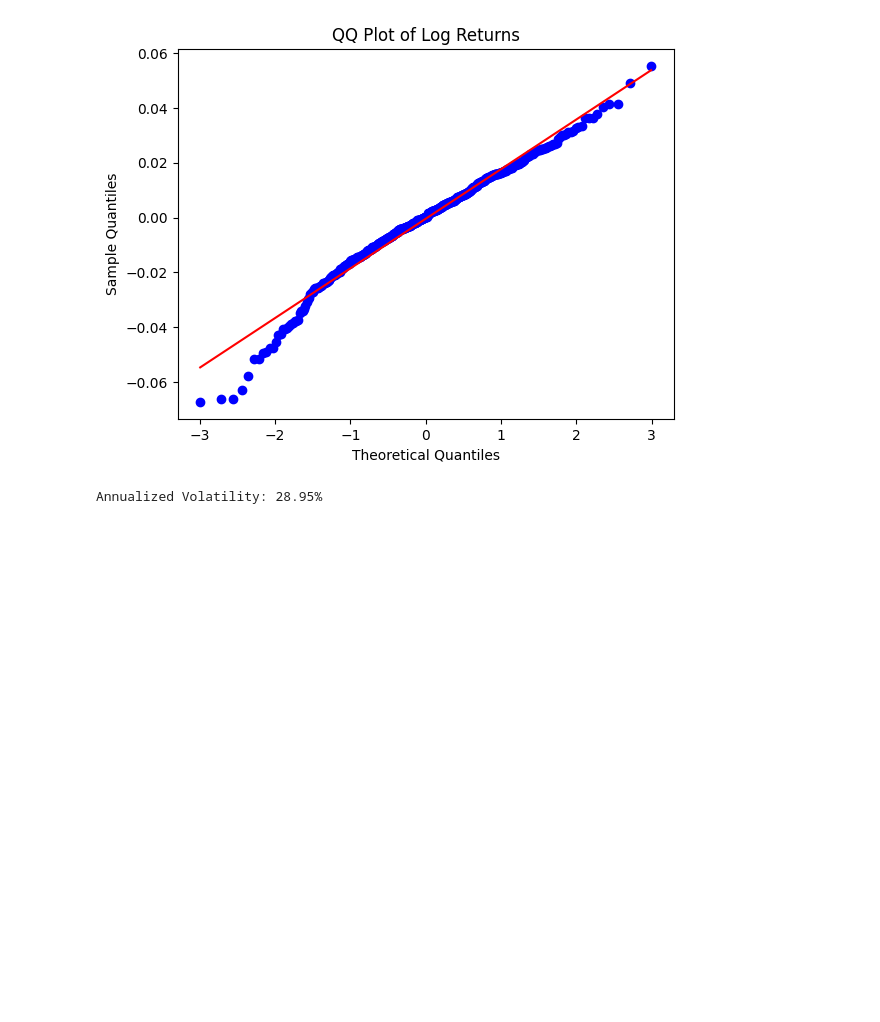
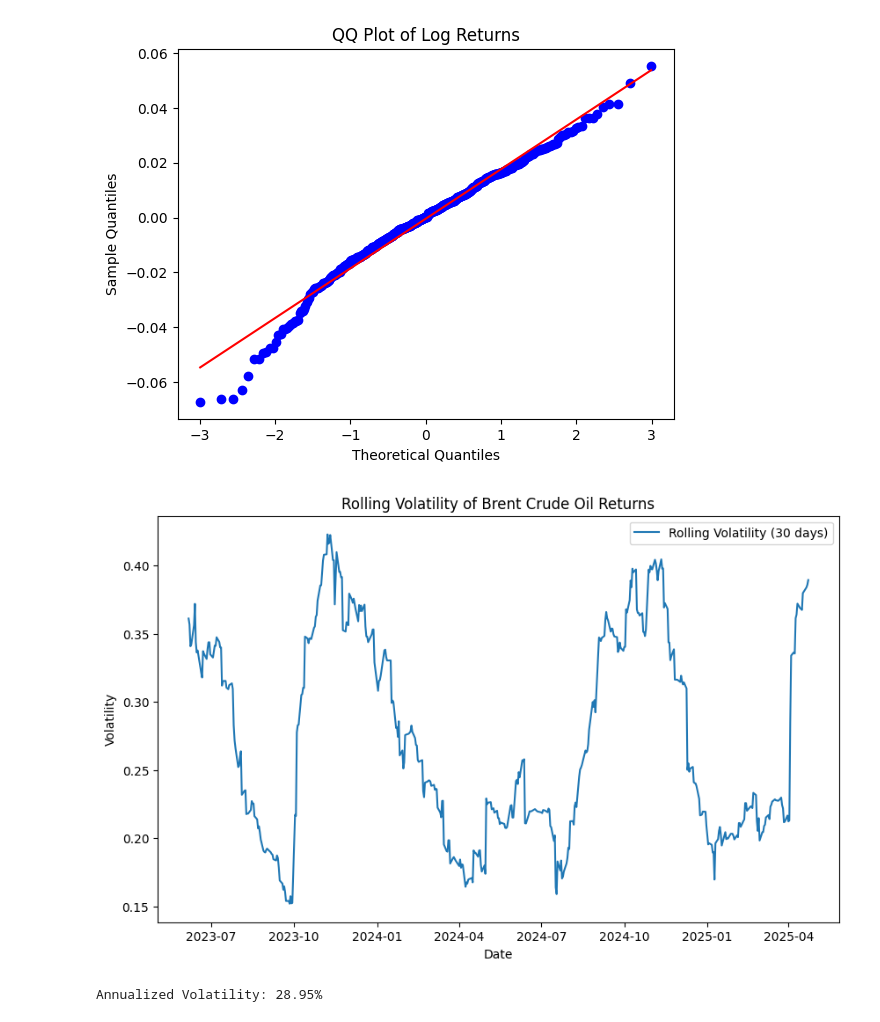
Before and after one commit to sparikh099/fe_620_project, a Jupyter notebook: src/bapm_asian_options.ipynb, the cells around one changed output. Saved outputs shown, nothing was run; the diff lists cells and outputs as text; code cells hidden in the pictures; blank space fills up the shorter version.

```diff
--- a/src/bapm_asian_options.ipynb
+++ b/src/bapm_asian_options.ipynb
@@ -48,6 +48,20 @@ plt.ylabel("Sample Quantiles")
 plt.show()
 # %% [output]
 [figure]
+# %%
+# Calculate rolling volatility with a window size of 30 days
+rolling_volatility = brent_oil_data['Log Returns'].rolling(window=30).std() * np.sqrt(252)
+
+# Plot the rolling volatility
+plt.figure(figsize=(10, 6))
+plt.plot(brent_oil_data.index, rolling_volatility, label='Rolling Volatility (30 days)')
+plt.title('Rolling Volatility of Brent Crude Oil Returns')
+plt.xlabel('Date')
+plt.ylabel('Volatility')
+plt.legend()
+plt.show()
+# %% [output]
+[figure, added]
 # %%
 annualized_volatility = brent_oil_data["Log Returns"].std() * np.sqrt(252)
 print(f"Annualized Volatility: {annualized_volatility:.2%}")
```
Also changed, not shown: parts of 10 cells of this notebook.
